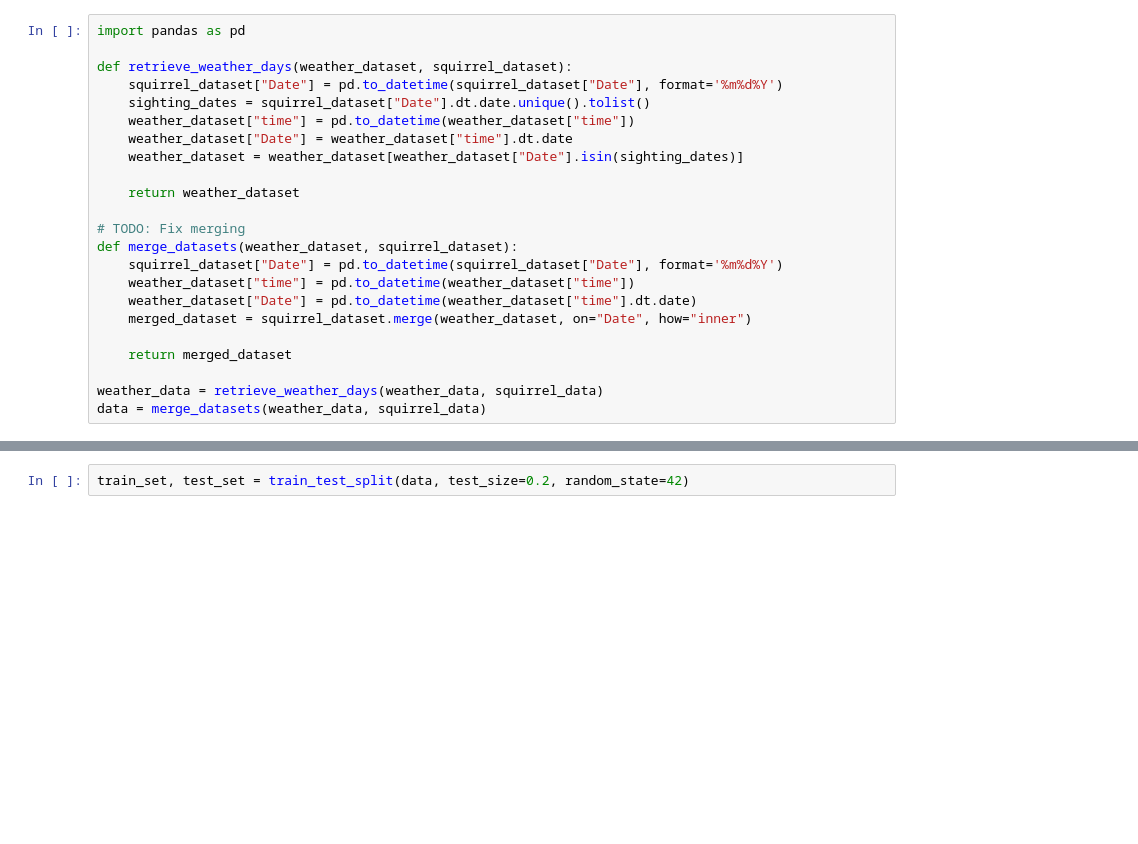
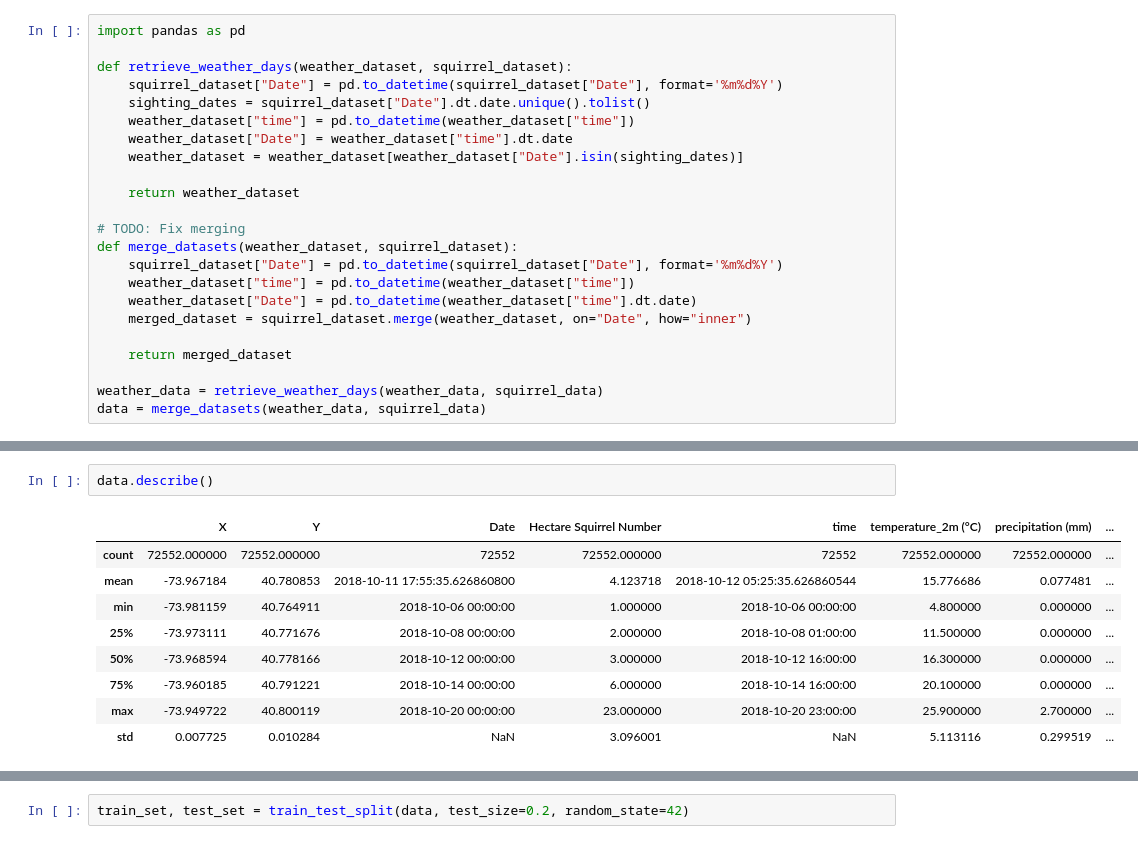
Before and after one commit to coleaydelotte/Nutosis, a Jupyter notebook: Nutosis.ipynb, the cells around one changed output, grey strips where cells are left out. Cells and saved outputs as stored; diff of their text form; blank space fills up the shorter version.

```diff
--- a/Nutosis.ipynb
+++ b/Nutosis.ipynb
@@ -69,0 +99,12 @@ data = merge_datasets(weather_data, squirrel_data)
+# %%
+data.describe()
+# %% [output]
+|  | X | Y | Date | Hectare Squirrel Number | time | temperature_2m (°C) | precipitation (mm) | ... |
+| count | 72552.000000 | 72552.000000 | 72552 | 72552.000000 | 72552 | 72552.000000 | 72552.000000 | ... |
+| mean | -73.967184 | 40.780853 | 2018-10-11 17:55:35.626860800 | 4.123718 | 2018-10-12 05:25:35.626860544 | 15.776686 | 0.077481 | ... |
+| min | -73.981159 | 40.764911 | 2018-10-06 00:00:00 | 1.000000 | 2018-10-06 00:00:00 | 4.800000 | 0.000000 | ... |
+| 25% | -73.973111 | 40.771676 | 2018-10-08 00:00:00 | 2.000000 | 2018-10-08 01:00:00 | 11.500000 | 0.000000 | ... |
+| 50% | -73.968594 | 40.778166 | 2018-10-12 00:00:00 | 3.000000 | 2018-10-12 16:00:00 | 16.300000 | 0.000000 | ... |
+| 75% | -73.960185 | 40.791221 | 2018-10-14 00:00:00 | 6.000000 | 2018-10-14 16:00:00 | 20.100000 | 0.000000 | ... |
+| max | -73.949722 | 40.800119 | 2018-10-20 00:00:00 | 23.000000 | 2018-10-20 23:00:00 | 25.900000 | 2.700000 | ... |
+| std | 0.007725 | 0.010284 | NaN | 3.096001 | NaN | 5.113116 | 0.299519 | ... |
```
Also changed, not shown: parts of 23 cells of this notebook, 1 other file.
